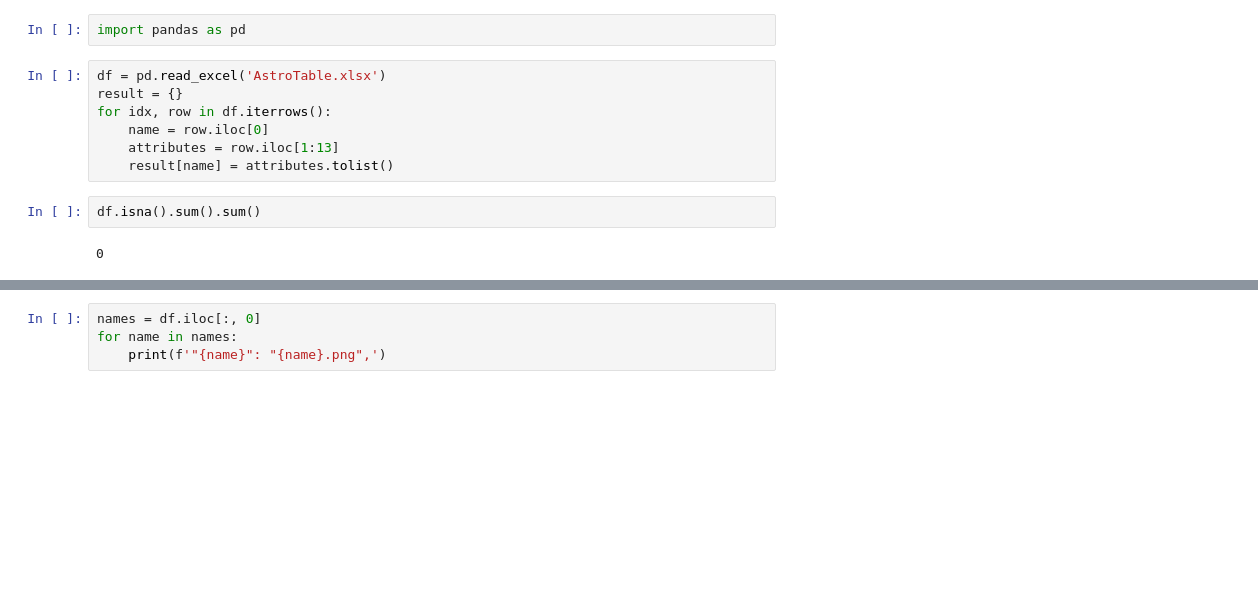
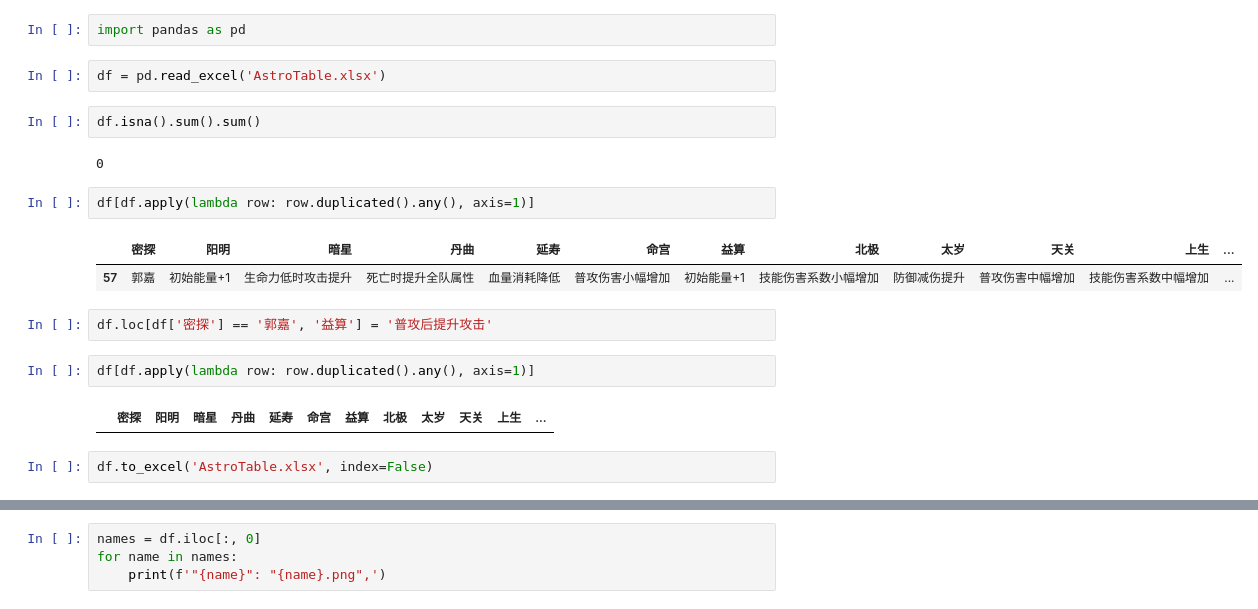
Before and after one commit to ysssishan/AshesOfTheKindomGuideGenerator, a Jupyter notebook: createlist.ipynb, the cells around one changed output, grey strips where cells are left out. Saved outputs shown, nothing was run; the diff lists cells and outputs as text; blank space fills up the shorter version.

```diff
--- a/createlist.ipynb
+++ b/createlist.ipynb
@@ -2,13 +2,21 @@
 import pandas as pd
 # %%
 df = pd.read_excel('AstroTable.xlsx')
-result = {}
-for idx, row in df.iterrows():
-    name = row.iloc[0]
-    attributes = row.iloc[1:13]
-    result[name] = attributes.tolist()
 # %%
 df.isna().sum().sum()
 # %% [output]
 0
+# %%
+df[df.apply(lambda row: row.duplicated().any(), axis=1)]
+# %% [output]
+|  | 密探 | 阳明 | 暗星 | 丹曲 | 延寿 | 命宫 | 益算 | 北极 | 太岁 | 天关 | 上生 | ... |
+| 57 | 郭嘉 | 初始能量+1 | 生命力低时攻击提升 | 死亡时提升全队属性 | 血量消耗降低 | 普攻伤害小幅增加 | 初始能量+1 | 技能伤害系数小幅增加 | 防御减伤提升 | 普攻伤害中幅增加 | 技能伤害系数中幅增加 | ... |
+# %%
+df.loc[df['密探'] == '郭嘉', '益算'] = '普攻后提升攻击'
+# %%
+df[df.apply(lambda row: row.duplicated().any(), axis=1)]
+# %% [output]
+|  | 密探 | 阳明 | 暗星 | 丹曲 | 延寿 | 命宫 | 益算 | 北极 | 太岁 | 天关 | 上生 | ... |
+# %%
+df.to_excel('AstroTable.xlsx', index=False)
 # %%
```
Also changed, not shown: parts of 1 cell of this notebook, 2 other files.
